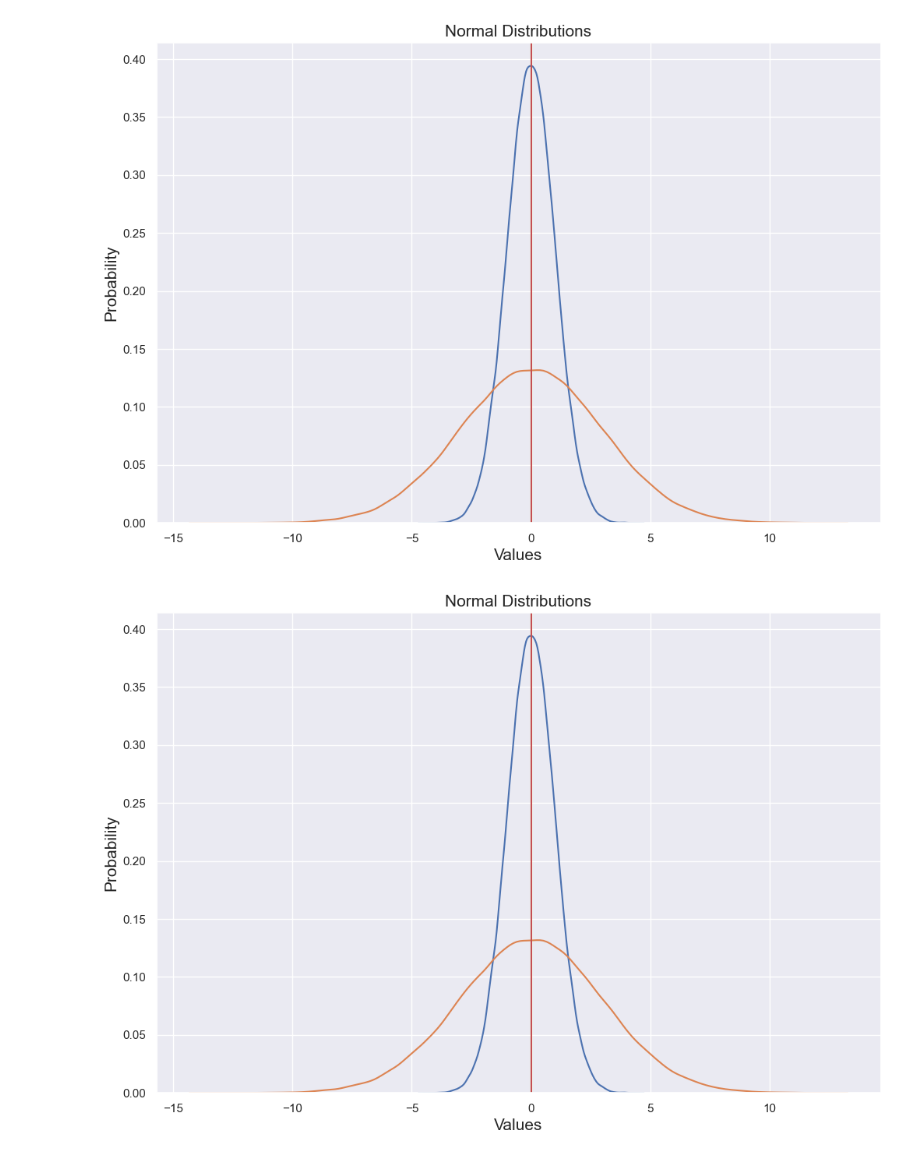
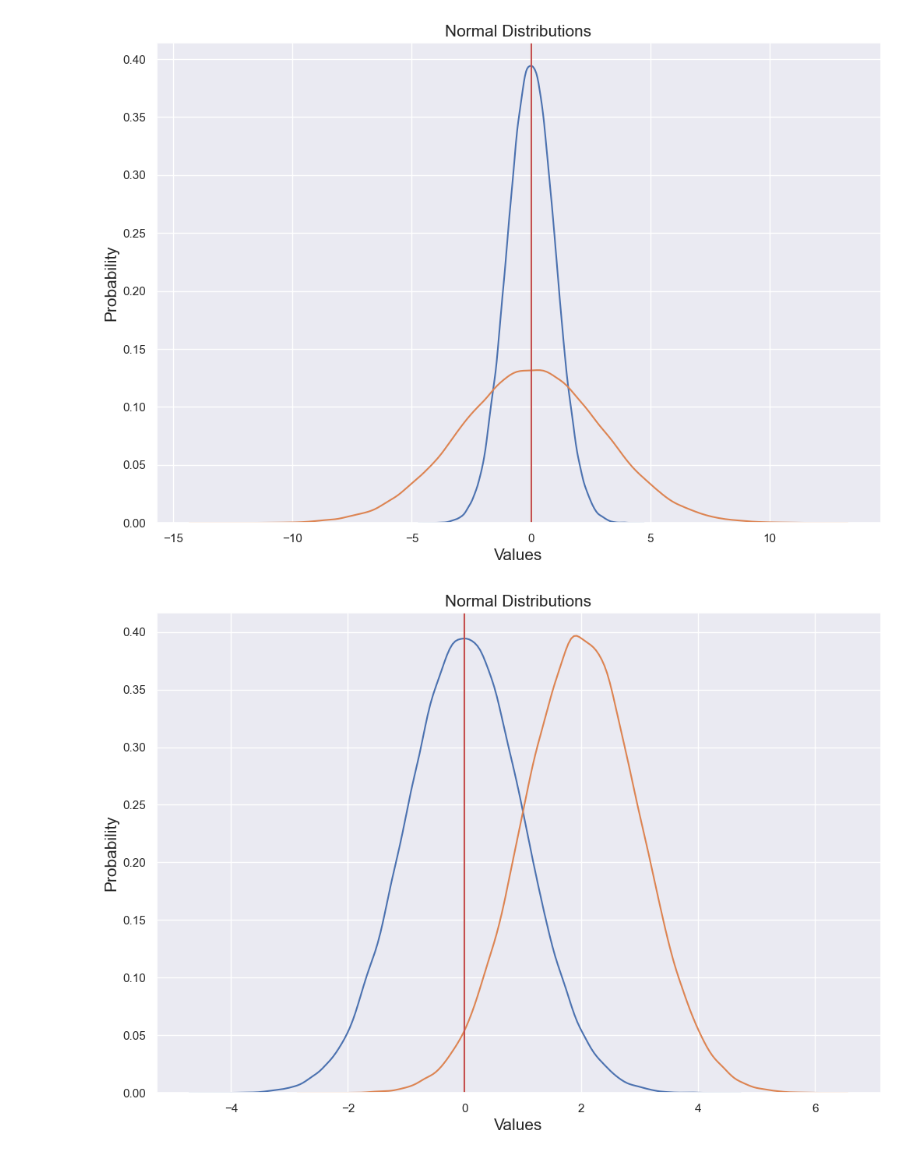
Before and after one commit to D76X/jupyter_notebooks, a Jupyter notebook: FoundationOfStatsAndProp/03.NormalDistribution.ipynb, the cells around one changed output. Cells and saved outputs as stored; diff of their text form; code cells hidden in the pictures.

```diff
--- a/FoundationOfStatsAndProp/03.NormalDistribution.ipynb
+++ b/FoundationOfStatsAndProp/03.NormalDistribution.ipynb
@@ -84,20 +84,20 @@ normally_distributed_data_loc_2_scale_1 = np.random.normal(loc = 2, scale = 1, s
 # %%
 plt.figure(figsize=(12,8))
 
 # ND # loc: mean=0, scale: std dev=1
 sns.kdeplot(x=normally_distributed_data)
 
-# ND # loc: mean=0, scale: std dev=3
-sns.kdeplot(x=normally_distributed_data_scale_3)
+# ND # loc: mean=2, scale: std dev=1
+sns.kdeplot(x=normally_distributed_data_loc_2_scale_1)
 
 plt.title('Normal Distributions', fontsize='15')
 
 plt.axvline(x=sample_mean, color='yellow', linestyle='-')
 plt.axvline(x=sample_med, color='r', linestyle='-')
 
 plt.xlabel('Values', fontsize='15')
 plt.ylabel('Probability', fontsize='15')
 
 plt.show()
 # %% [output]
-[figure, old version]
+[figure, new version]
```
Also changed, not shown: 1 other file.
